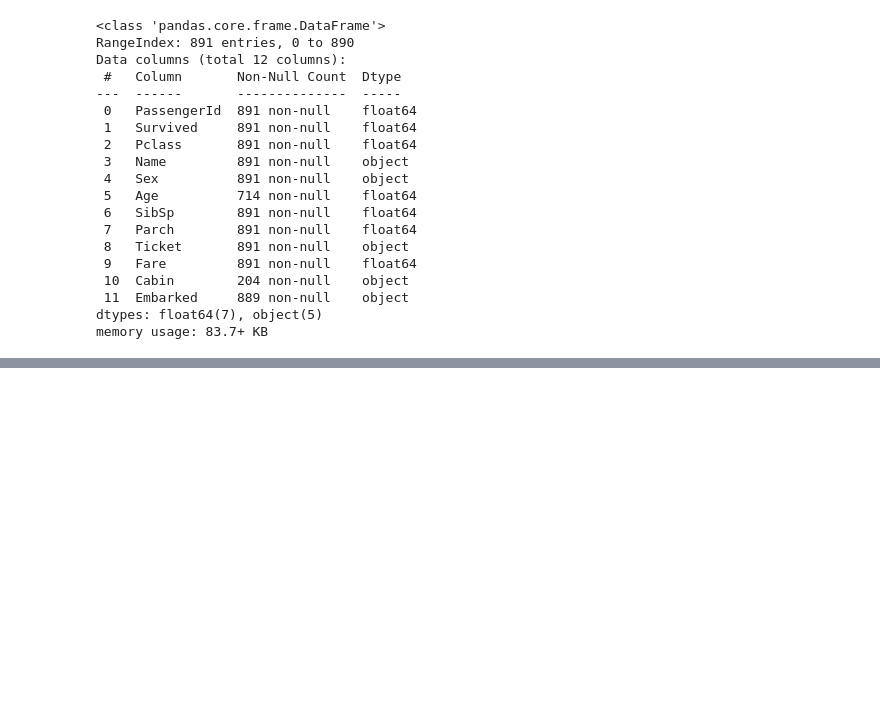
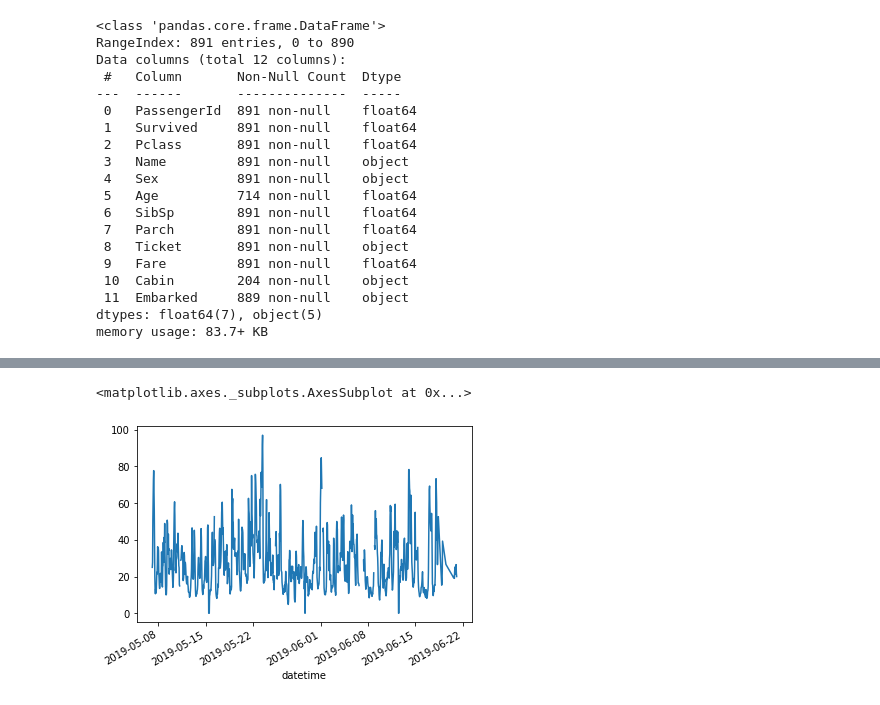
Before and after one commit to arifarman02/Learning_data_science, a Jupyter notebook: Pandas.ipynb, the cells around one changed output, grey strips where cells are left out. Cells and saved outputs as stored; diff of their text form; code cells hidden in the pictures; blank space fills up the shorter version.

```diff
--- a/Pandas.ipynb
+++ b/Pandas.ipynb
@@ -115,0 +273,6 @@ memory usage: 83.7+ KB
+# %%
+#To plot only a selected column
+air_quality["station_paris"].plot()
+# %% [output]
+<matplotlib.axes._subplots.AxesSubplot at 0x...>
+[figure, added]
```
Also changed, not shown: parts of 33 cells of this notebook.
